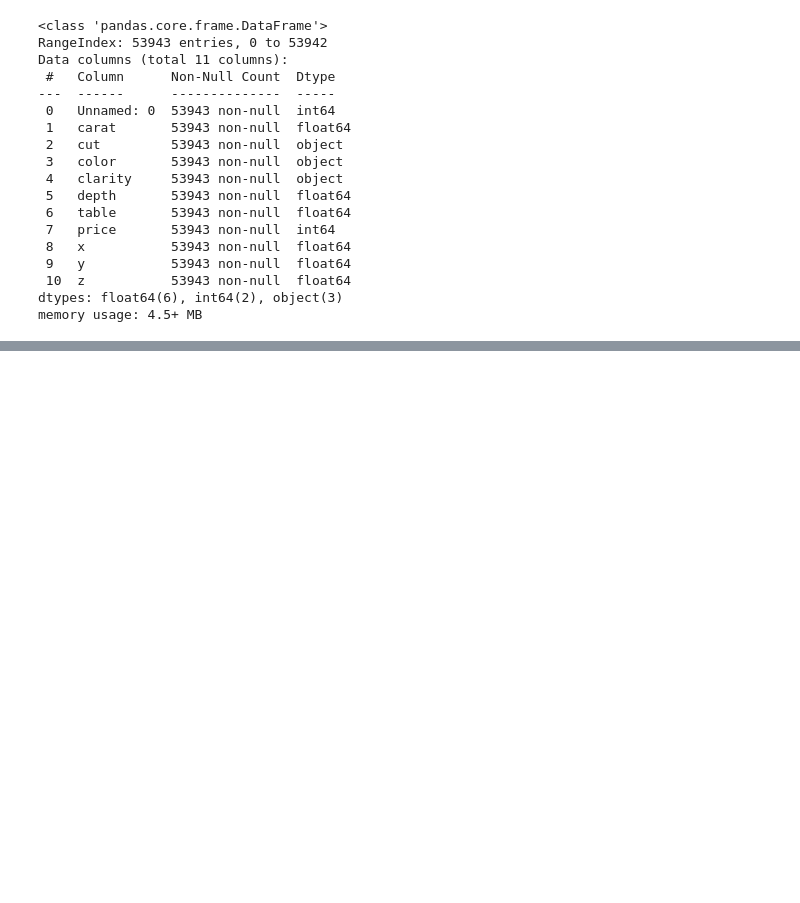
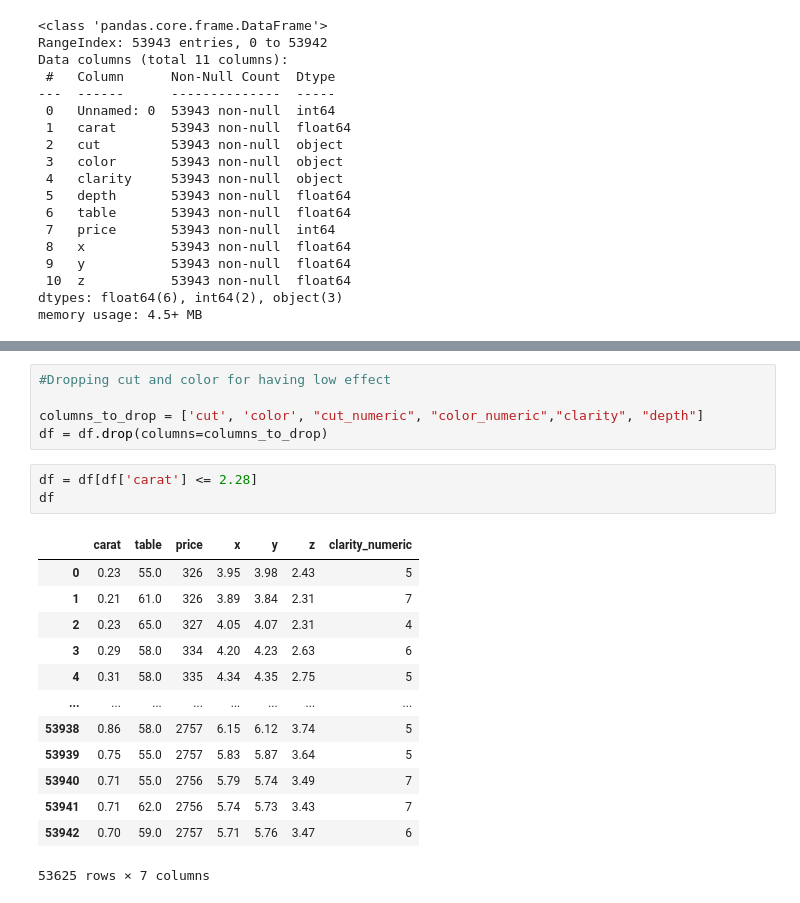
Before and after one commit to CodeFusion-General/diamondprice, a Jupyter notebook: main.ipynb, the cells around one changed output, grey strips where cells are left out. Saved outputs shown, nothing was run; the diff lists cells and outputs as text; blank space fills up the shorter version.

```diff
--- a/main.ipynb
+++ b/main.ipynb
@@ -112,0 +244,22 @@ for c in num_cols.columns:
+# %%
+#Dropping cut and color for having low effect
+
+columns_to_drop = ['cut', 'color', "cut_numeric", "color_numeric","clarity", "depth"]
+df = df.drop(columns=columns_to_drop)
+# %%
+df = df[df['carat'] <= 2.28]
+df
+# %% [output]
+|  | carat | table | price | x | y | z | clarity_numeric |
+| 0 | 0.23 | 55.0 | 326 | 3.95 | 3.98 | 2.43 | 5 |
+| 1 | 0.21 | 61.0 | 326 | 3.89 | 3.84 | 2.31 | 7 |
+| 2 | 0.23 | 65.0 | 327 | 4.05 | 4.07 | 2.31 | 4 |
+| 3 | 0.29 | 58.0 | 334 | 4.20 | 4.23 | 2.63 | 6 |
+| 4 | 0.31 | 58.0 | 335 | 4.34 | 4.35 | 2.75 | 5 |
+| ... | ... | ... | ... | ... | ... | ... | ... |
+| 53938 | 0.86 | 58.0 | 2757 | 6.15 | 6.12 | 3.74 | 5 |
+| 53939 | 0.75 | 55.0 | 2757 | 5.83 | 5.87 | 3.64 | 5 |
+| 53940 | 0.71 | 55.0 | 2756 | 5.79 | 5.74 | 3.49 | 7 |
+| 53941 | 0.71 | 62.0 | 2756 | 5.74 | 5.73 | 3.43 | 7 |
+| 53942 | 0.70 | 59.0 | 2757 | 5.71 | 5.76 | 3.47 | 6 |
+53625 rows × 7 columns
```
Also changed, not shown: parts of 20 cells of this notebook.
